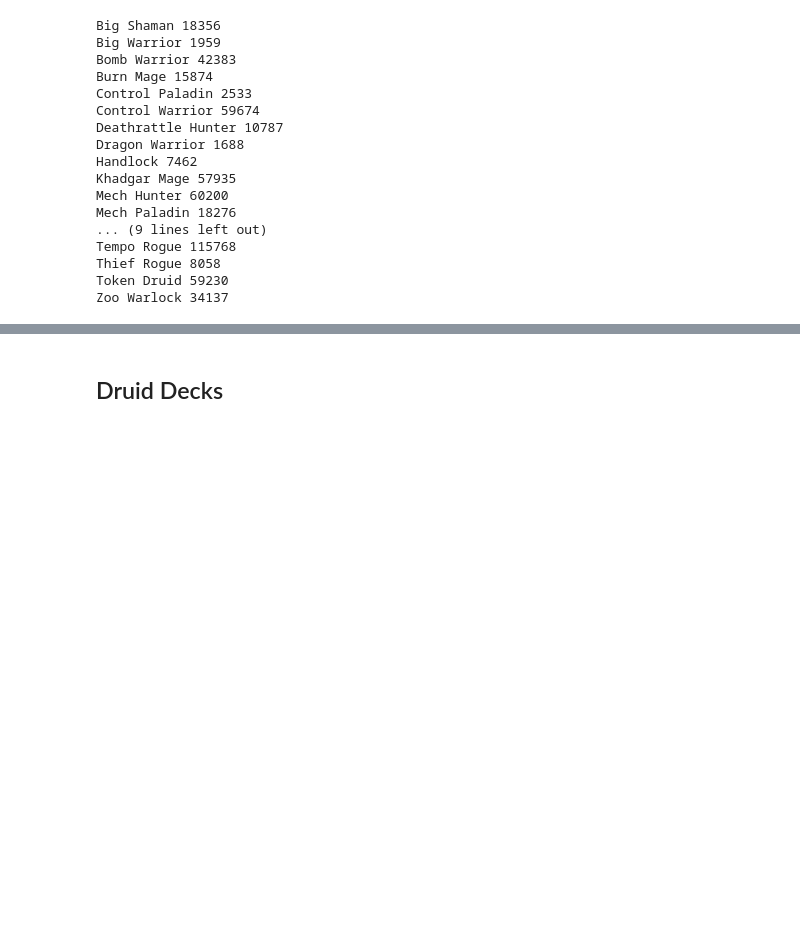
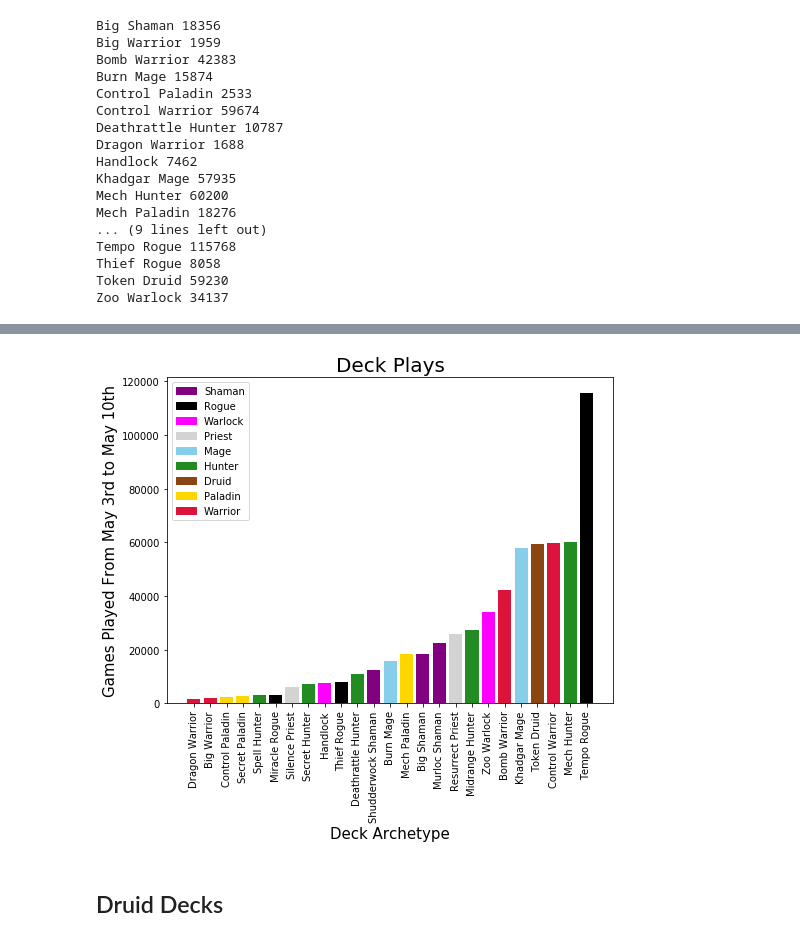
Before and after one commit to sarahberner/Capstone, a Jupyter notebook: 0.3 - Important Deck Matchup Data.ipynb, the cells around one changed output, grey strips where cells are left out. Saved outputs shown, nothing was run; the diff lists cells and outputs as text; code cells hidden in the pictures; blank space fills up the shorter version.

```diff
--- a/0.3 - Important Deck Matchup Data.ipynb
+++ b/0.3 - Important Deck Matchup Data.ipynb
@@ -204,0 +243,3 @@ Zoo Warlock 34137
+# %%
+mini_df_sorted = mini_df.sort_values('total_plays')
+mini_df_sorted.head()
@@ -205,3 +277,43 @@ Zoo Warlock 34137
+# %%
+colors = {'Shaman': 'purple',
+          'Rogue': 'black',
+          'Warlock': 'fuchsia',
+         'Priest': 'lightgray',
+         'Mage':'skyblue',
+         'Hunter':'forestgreen',
+         'Druid':'saddlebrown',
+         'Paladin':'gold',
+         'Warrior':'crimson'}
+# %%
+# found here: https://stackoverflow.com/questions/29639973/custom-legend-in-pandas-bar-plot-matplotlib
+
+
+plt.figure(figsize= (8,6))
+plt.title('Deck Plays', fontsize = 20)
+plt.ylabel('Games Played From May 3rd to May 10th', fontsize = 15)
+plt.xlabel('Deck Archetype', fontsize = 15)
+plt.xticks(rotation = 90)
+plt.bar(mini_df_sorted['archetype'], mini_df_sorted['total_plays'],
+        color = [colors[i] for i in mini_df_sorted['deck_class']],
+       label = [colors[i] for i in mini_df_sorted['deck_class']])
+
+import matplotlib.patches as mpatches
+import matplotlib.pyplot as plt
+
+Shaman = mpatches.Patch(color='purple', label='Shaman')
+Rogue = mpatches.Patch(color='black', label='Rogue')
+Warlock = mpatches.Patch(color='fuchsia', label='Warlock')
+Priest = mpatches.Patch(color='lightgrey', label='Priest')
+Mage = mpatches.Patch(color='skyblue', label='Mage')
+Hunter = mpatches.Patch(color='forestgreen', label='Hunter')
+Druid = mpatches.Patch(color='saddlebrown', label='Druid')
+Paladin = mpatches.Patch(color='gold', label='Paladin')
+Warrior = mpatches.Patch(color='crimson', label='Warrior')
+plt.legend(handles=[Shaman, Rogue, Warlock, Priest, Mage, Hunter, Druid, Paladin, Warrior], loc=2)
+
+plt.show()
+# %% [output]
+[figure, added]
 # %%
 Pretty low plays (under 3k) for the past week include:
     Big Warrior
```
Also changed, not shown: parts of 25 cells of this notebook, 2 other files.
